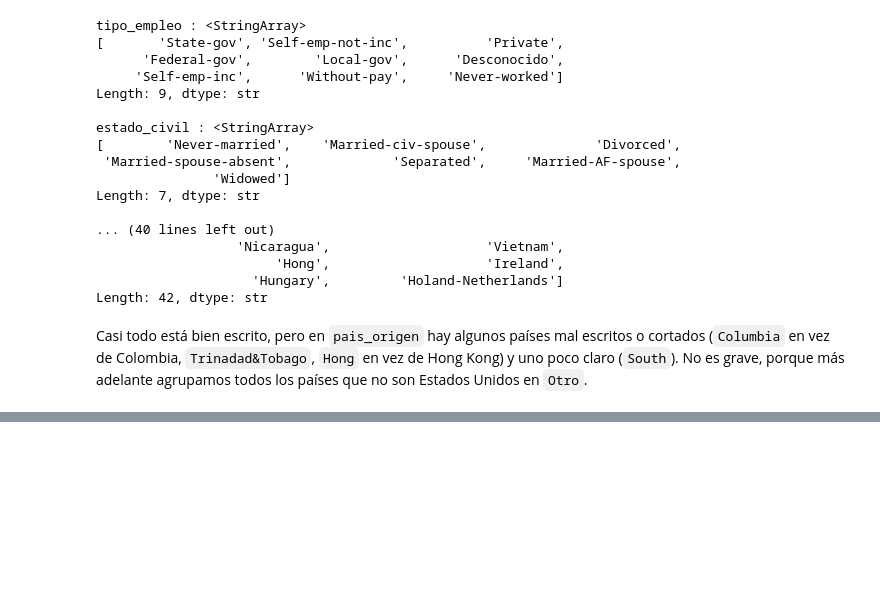
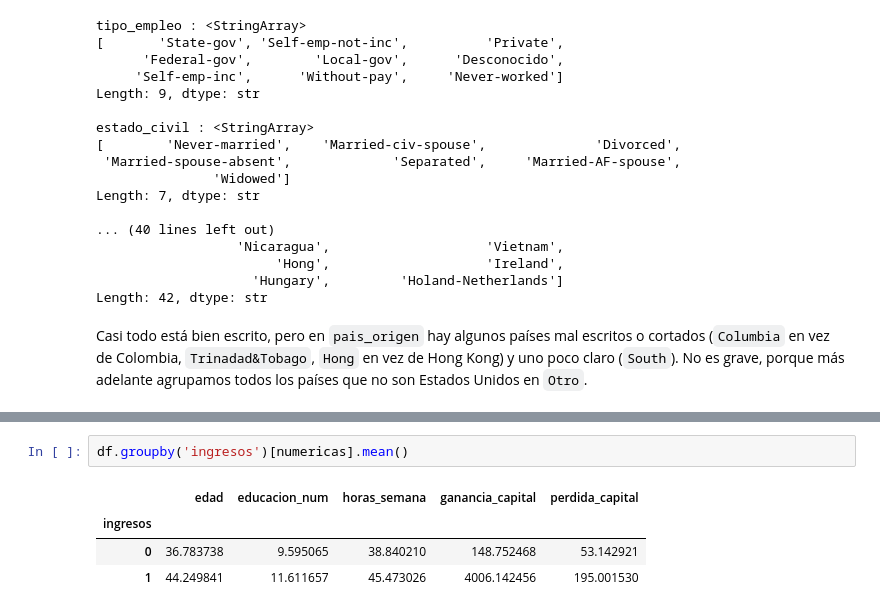
Before and after one commit to cesarmata1/Practica_Grupal_Aprendizaje_Automatico, a Jupyter notebook: notebooks/00_EDA_adult.ipynb, the cells around one changed output, grey strips where cells are left out. Cells and saved outputs as stored; diff of their text form; blank space fills up the shorter version.

```diff
--- a/notebooks/00_EDA_adult.ipynb
+++ b/notebooks/00_EDA_adult.ipynb
@@ -292,0 +328,7 @@ Casi todo está bien escrito, pero en `pais_origen` hay algunos países mal escr
+# %%
+df.groupby('ingresos')[numericas].mean()
+# %% [output]
+|  | edad | educacion_num | horas_semana | ganancia_capital | perdida_capital |
+| ingresos |  |  |  |  |  |
+| 0 | 36.783738 | 9.595065 | 38.840210 | 148.752468 | 53.142921 |
+| 1 | 44.249841 | 11.611657 | 45.473026 | 4006.142456 | 195.001530 |
```
Also changed, not shown: parts of 8 cells of this notebook.
